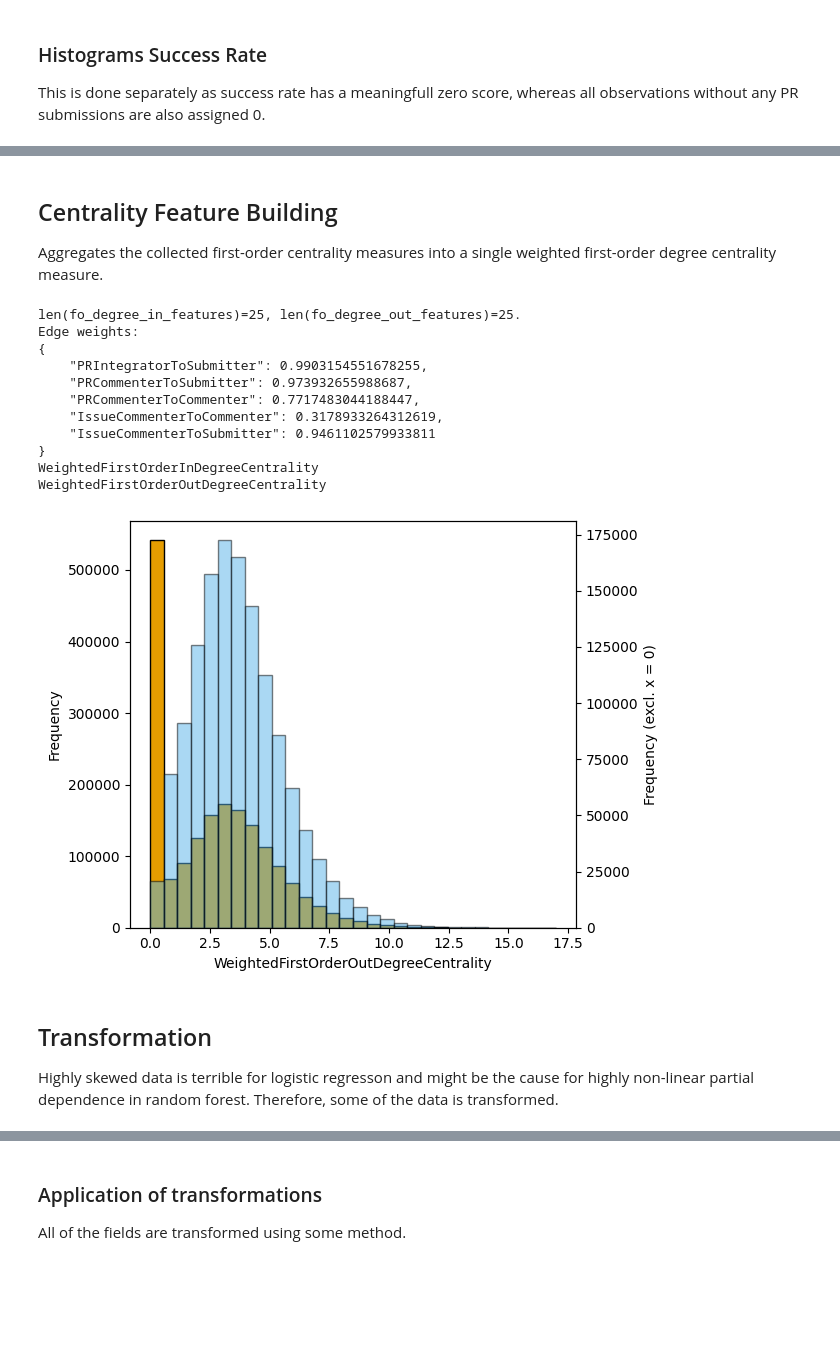
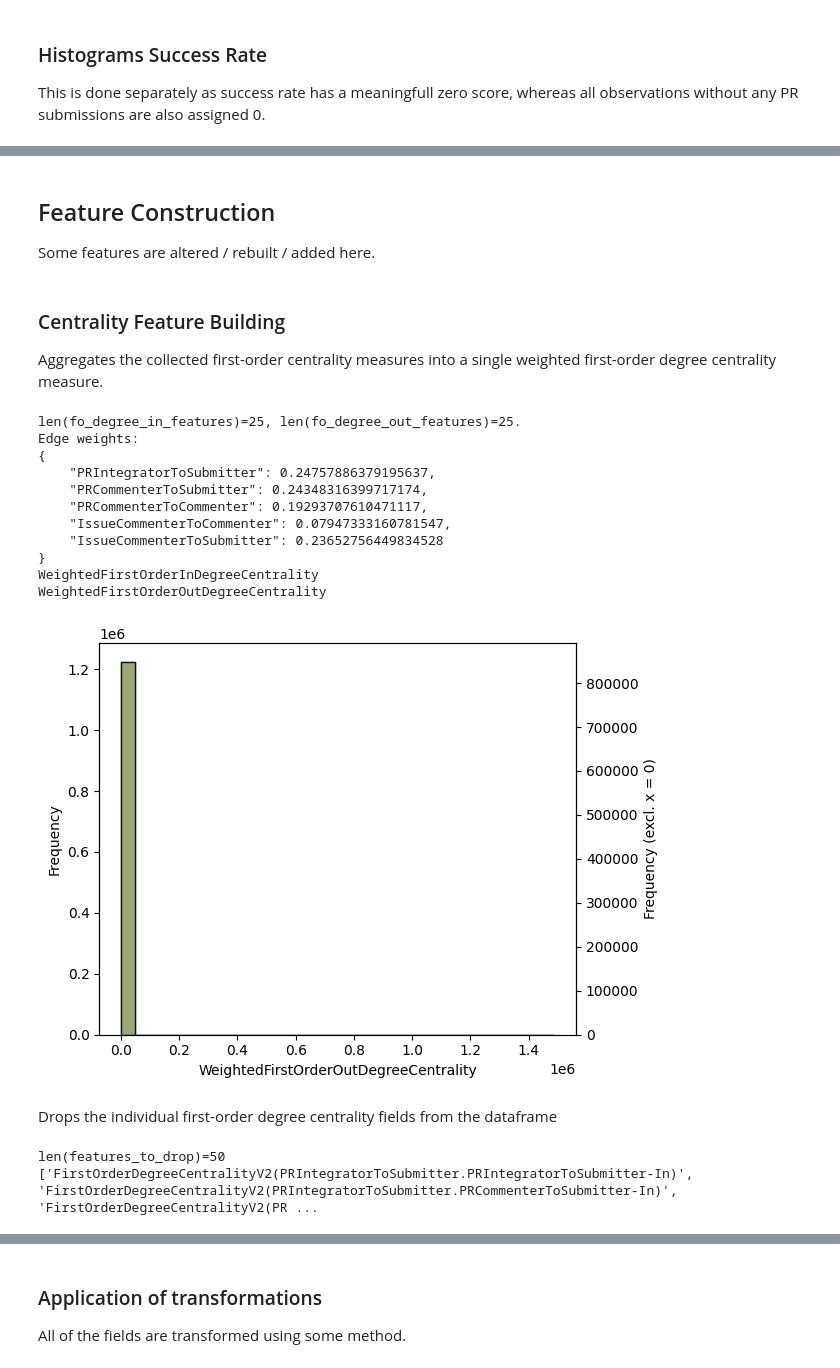
Before and after one commit to wmeijer221/msc_thesis, a Jupyter notebook: python_proj/modelling/notebooks/visualization.ipynb, the cells around one changed output, grey strips where cells are left out. Saved outputs shown, nothing was run; the diff lists cells and outputs as text; code cells hidden in the pictures; blank space fills up the shorter version.

```diff
--- a/python_proj/modelling/notebooks/visualization.ipynb
+++ b/python_proj/modelling/notebooks/visualization.ipynb
@@ -332,5 +355,9 @@ NameError: name 'create_histogram' is not defined
+# %% [markdown]
+## Feature Construction
+
+Some features are altered / rebuilt / added here.
 # %% [markdown]
-## Centrality Feature Building
+### Centrality Feature Building
 
 Aggregates the collected first-order centrality measures into a single weighted first-order degree centrality measure.
 # %%
@@ -382,45 +409,51 @@ base_field_name = 'FirstOrderDegreeCentralityV2({connecting_edge}.{experience_ed
 def calculate_weighted_fo_centrality(series: pd.Series, direction: str):
     centrality = 0.0
     partial_field_name = partial(base_field_name.format, direction=direction)
     for connecting_edge in edge_weights.keys():
         connection_weight = edge_weights[connecting_edge]
         for experience_edge in edge_weights.keys():
             current_field = partial_field_name(connecting_edge=connecting_edge,
                                                experience_edge=experience_edge)
 
             experience_weight = edge_weights[experience_edge]
             experience = series[current_field]
 
             centrality += connection_weight * experience_weight * experience
 
-    return np.log(1 + centrality)
+    return centrality
 
 
 weighted_in_fod_key = "WeightedFirstOrderInDegreeCentrality"
-# df[weighted_in_fod_key] = df[fo_degree_in_features].apply(
-#     partial(calculate_weighted_fo_centrality, direction="In"), axis=1)
+df[weighted_in_fod_key] = df[fo_degree_in_features].apply(
+    partial(calculate_weighted_fo_centrality, direction="In"), axis=1)
 
 weighted_out_fod_key = "WeightedFirstOrderOutDegreeCentrality"
-# df[weighted_out_fod_key] = df[fo_degree_out_features].apply(
-#     partial(calculate_weighted_fo_centrality, direction="Out"), axis=1)
+df[weighted_out_fod_key] = df[fo_degree_out_features].apply(
+    partial(calculate_weighted_fo_centrality, direction="Out"), axis=1)
 
 df[[weighted_in_fod_key, weighted_out_fod_key]].describe()
 create_histogram(df, weighted_in_fod_key, 'weighted_fo_degree', show_without_value=0)
 create_histogram(df, weighted_out_fod_key, 'weighted_fo_degree', show_without_value=0)
 # %% [output]
 len(fo_degree_in_features)=25, len(fo_degree_out_features)=25.
 Edge weights:
 {
-    "PRIntegratorToSubmitter": 0.9903154551678255,
-    "PRCommenterToSubmitter": 0.973932655988687,
-    "PRCommenterToCommenter": 0.7717483044188447,
-    "IssueCommenterToCommenter": 0.3178933264312619,
-    "IssueCommenterToSubmitter": 0.9461102579933811
+    "PRIntegratorToSubmitter": 0.24757886379195637,
+    "PRCommenterToSubmitter": 0.24348316399717174,
+    "PRCommenterToCommenter": 0.19293707610471117,
+    "IssueCommenterToCommenter": 0.07947333160781547,
+    "IssueCommenterToSubmitter": 0.23652756449834528
 }
 WeightedFirstOrderInDegreeCentrality
 WeightedFirstOrderOutDegreeCentrality
-[figure, old version]
+[figure, new version]
-# %% [markdown]
-## Transformation
-
-Highly skewed data is terrible for logistic regresson and might be the cause for highly non-linear partial dependence in random forest. Therefore, some of the data is transformed.
+# %% [markdown]
+Drops the individual first-order degree centrality fields from the dataframe
+# %%
+features_to_drop = [*fo_degree_in_features, *fo_degree_out_features]
+print(f'{len(features_to_drop)=}')
+print(features_to_drop)
+df = df.drop(features_to_drop, axis=1)
+# %% [output]
+len(features_to_drop)=50
+['FirstOrderDegreeCentralityV2(PRIntegratorToSubmitter.PRIntegratorToSubmitter-In)', 'FirstOrderDegreeCentralityV2(PRIntegratorToSubmitter.PRCommenterToSubmitter-In)', 'FirstOrderDegreeCentralityV2(PR ...
```
Also changed, not shown: parts of 12 cells of this notebook.
